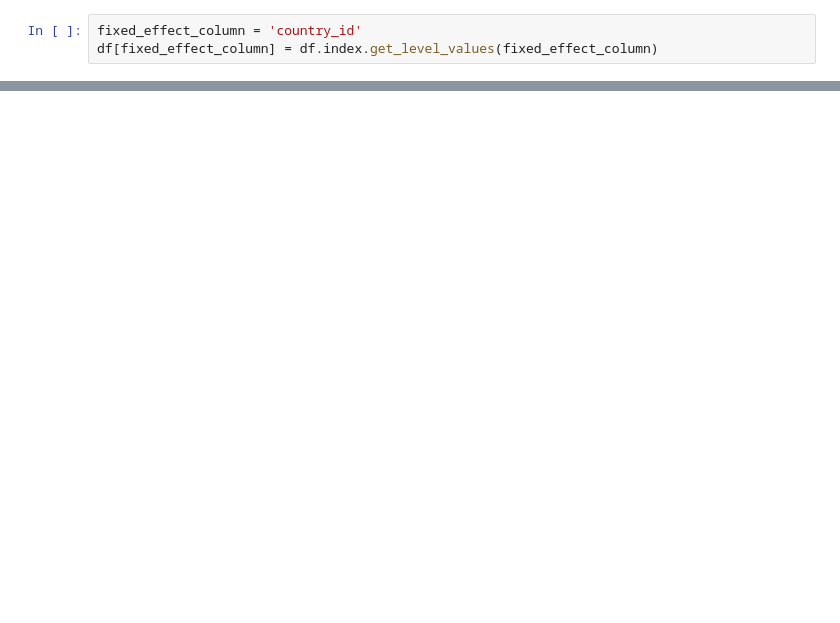
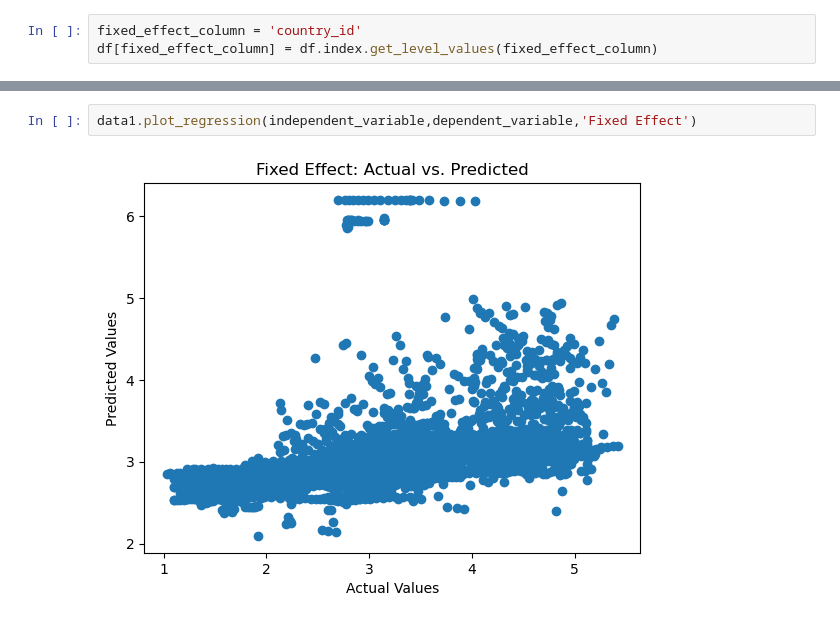
Before and after one commit to prio-data/Monthly-to-Annually-Link, a Jupyter notebook: test-class.ipynb, the cells around one changed output, grey strips where cells are left out. Saved outputs shown, nothing was run; the diff lists cells and outputs as text; blank space fills up the shorter version.

```diff
--- a/test-class.ipynb
+++ b/test-class.ipynb
@@ -43,0 +87,4 @@ AttributeError: 'StatsmodelsFixedAndRandomEffectsRegression' object has no attri
+# %%
+data1.plot_regression(independent_variable,dependent_variable,'Fixed Effect')
+# %% [output]
+[figure, added]
```
Also changed, not shown: parts of 15 cells of this notebook.
